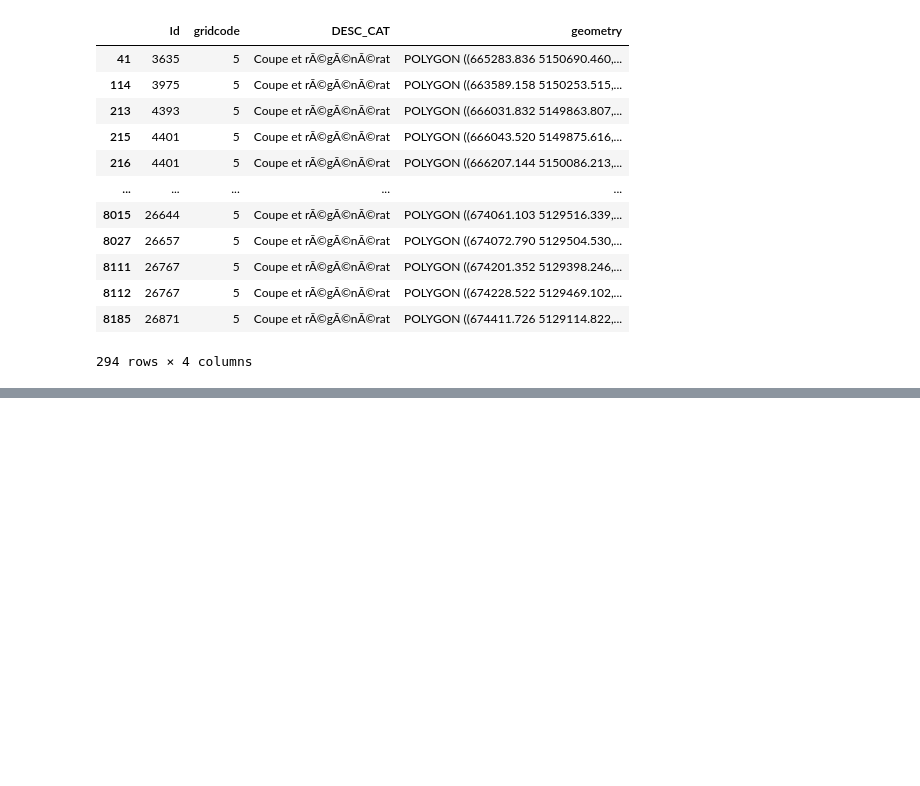
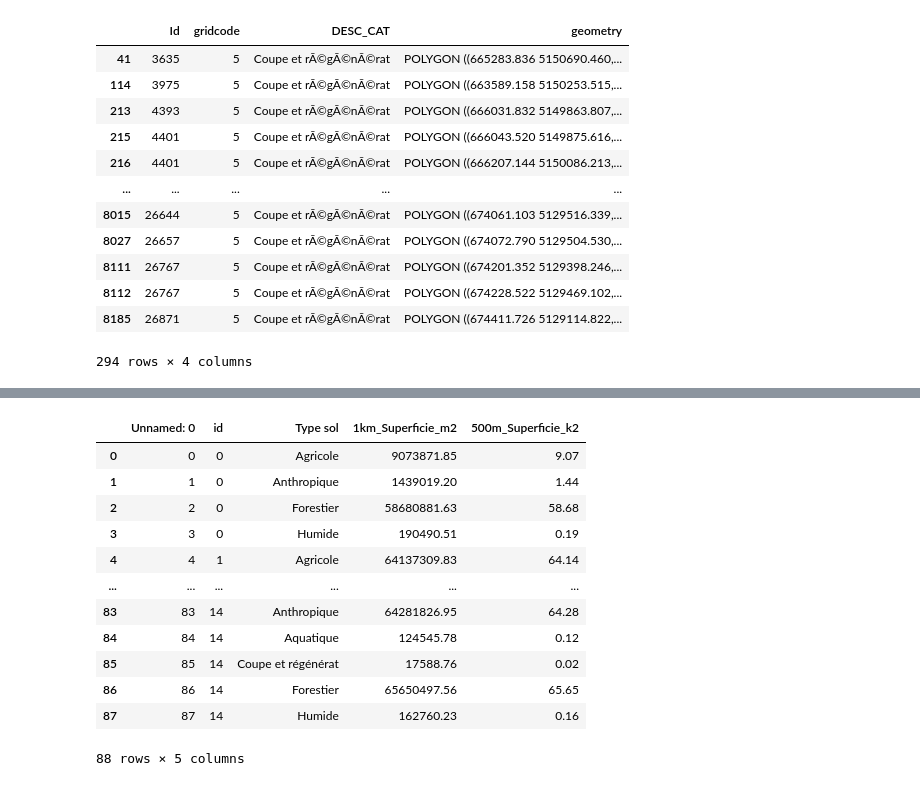
Before and after one commit to tofunori/Multi-buffers-data-extraction, a Jupyter notebook: data_manipulation.ipynb, the cells around one changed output, grey strips where cells are left out. Drawn from its saved outputs; the diff is of its cells as text; code cells hidden in the pictures; blank space fills up the shorter version.

```diff
--- a/data_manipulation.ipynb
+++ b/data_manipulation.ipynb
@@ -94,0 +150,17 @@ combined_df
+# %%
+sol1km=pd.read_csv(r"C:\Users\thier\Downloads\Projet\Projet\sol_1km_test.csv")
+sol1km
+# %% [output]
+|  | Unnamed: 0 | id | Type sol | 1km_Superficie_m2 | 500m_Superficie_k2 |
+| 0 | 0 | 0 | Agricole | 9073871.85 | 9.07 |
+| 1 | 1 | 0 | Anthropique | 1439019.20 | 1.44 |
+| 2 | 2 | 0 | Forestier | 58680881.63 | 58.68 |
+| 3 | 3 | 0 | Humide | 190490.51 | 0.19 |
+| 4 | 4 | 1 | Agricole | 64137309.83 | 64.14 |
+| ... | ... | ... | ... | ... | ... |
+| 83 | 83 | 14 | Anthropique | 64281826.95 | 64.28 |
+| 84 | 84 | 14 | Aquatique | 124545.78 | 0.12 |
+| 85 | 85 | 14 | Coupe et régénérat | 17588.76 | 0.02 |
+| 86 | 86 | 14 | Forestier | 65650497.56 | 65.65 |
+| 87 | 87 | 14 | Humide | 162760.23 | 0.16 |
+88 rows × 5 columns
```
Also changed, not shown: parts of 8 cells of this notebook.
